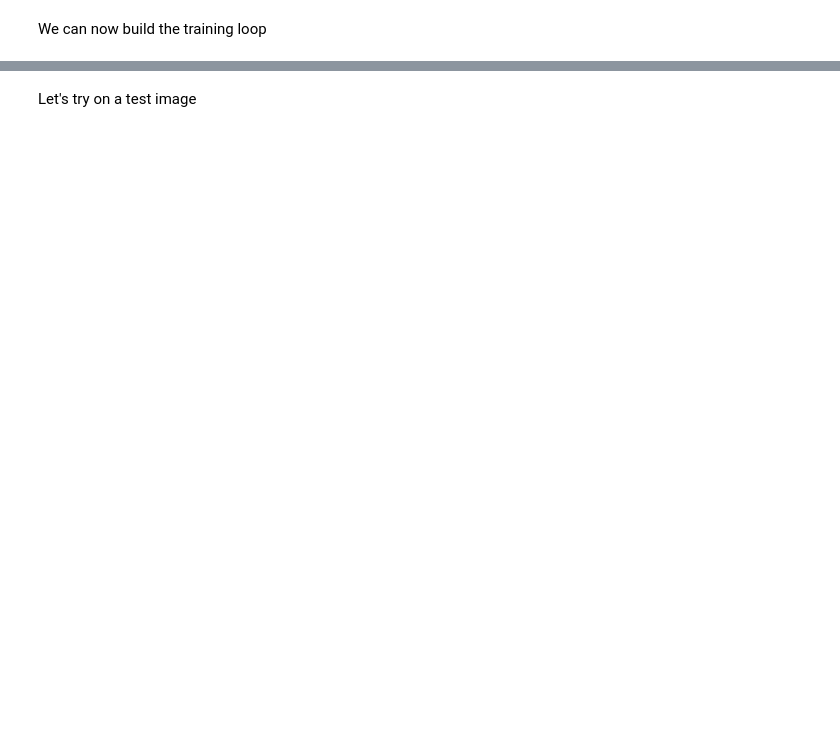
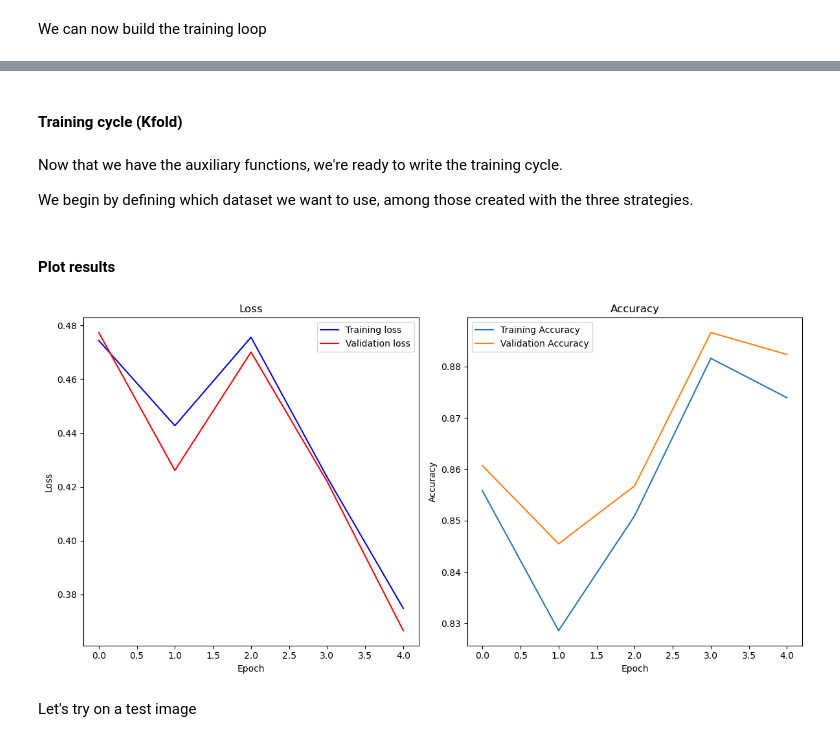
Before and after one commit to M4rinz/ISPR-Assignments, a Jupyter notebook: Terzo Compitino/ISPR_assignment3_Marino.ipynb, the cells around one changed output, grey strips where cells are left out. Cells and saved outputs as stored; diff of their text form; code cells hidden in the pictures; blank space fills up the shorter version.

```diff
--- a/Terzo Compitino/ISPR_assignment3_Marino.ipynb
+++ b/Terzo Compitino/ISPR_assignment3_Marino.ipynb
@@ -436,9 +442,7 @@ class HorseshoeNetwork(nn.Module):
         x = self.decoder(x, pooling_indices, input_sizes)
 
         # Final softmax (classification)
-        #print(f"Range before sigmoid: {torch.min(x).item()} - {torch.max(x).item()}")
-        x = F.softmax(x, dim=1)
-        #print(f"Range after sigmoid: {torch.min(x).item()} - {torch.max(x).item()}")
+        #x = F.softmax(x, dim=1)
         return x
 # %% [markdown]
 Unfortunately the transposed convolutional blocks are listed in reversed order in the decoder.
@@ -572,0 +671,37 @@ ValueError: Using a target size (torch.Size([1, 1, 507, 800])) that is different
+# %%
+architecture = [(best_params[f"n_blocks_{i}"], best_params[f"n_filters_{i}"]) for i in range(5)]
+lr = best_params["lr"]
+weight_decay = best_params["weight_decay"]
+epochs = best_params["epochs"]
+
+model = HorseshoeNetwork(architecture=architecture)
+model.to(device)
+
+loss_fn = nn.CrossEntropyLoss()
+optimizer = torch.optim.Adam(model.parameters(), lr=lr, weight_decay=weight_decay)
+
+train_loss_list, train_accuracy_list = [], []
+val_loss_list, val_accuracy_list = [], []
+
+for t in range(epochs):
+    print(f"Epoch {t+1}\n-------------------------------")
+    # Train the model
+    train(train_dataloader, model, loss_fn, optimizer)
+    # Compute the loss and accuracy
+    tr_loss, tr_acc = evaluate(train_dataloader, model, loss_fn)
+    val_loss, val_acc = evaluate(val_dataloader, model, loss_fn)
+
+    # print
+    print(f"Train Error: \n \tAvg loss: {tr_loss:>8f}, avg accuracy: {100*tr_acc:>2.4f}% \n")
+    print(f"Validation Error: \n \tAvg loss: {val_loss:>8f}, avg accuracy: {100*val_acc:>2.4f}% \n")
+    # Store loss and accuracy for the current epoch
+    train_loss_list.append(tr_loss)
+    train_accuracy_list.append(tr_acc)
+    val_loss_list.append(val_loss)
+    val_accuracy_list.append(val_acc)
+# %% [markdown]
+#### Training cycle (Kfold)
+# %% [markdown]
+Now that we have the auxiliary functions, we're ready to write the training cycle.
+
+We begin by defining which dataset we want to use, among those created with the three strategies.
@@ -573,21 +760,27 @@ ValueError: Using a target size (torch.Size([1, 1, 507, 800])) that is different
+# %% [markdown]
+#### Plot results
 # %%
 # Plot the results
 fig, ax = plt.subplots(1, 2, figsize=(12, 6))
 
-ax[0].plot(train_loss, label='Loss')
-ax[0].set_title('Training Loss')
+ax[0].plot(train_loss_list, label='Training loss', color='blue')
+ax[0].plot(val_loss_list, label='Validation loss', color='red')
+ax[0].set_title('Loss')
 ax[0].set_xlabel('Epoch')
 ax[0].set_ylabel('Loss')
 ax[0].legend()
 
-ax[1].plot(train_accuracy, label='Accuracy')
-ax[1].set_title('Training Accuracy')
+ax[1].plot(train_accuracy_list, label='Training Accuracy')
+ax[1].plot(val_accuracy_list, label='Validation Accuracy')
+ax[1].set_title('Accuracy')
 ax[1].set_xlabel('Epoch')
 ax[1].set_ylabel('Accuracy')
 ax[1].legend()
 
 plt.tight_layout()
 plt.show()
+# %% [output]
+[figure, added]
 # %% [markdown]
 Let's try on a test image
 # %%
```
Also changed, not shown: parts of 32 cells of this notebook.
